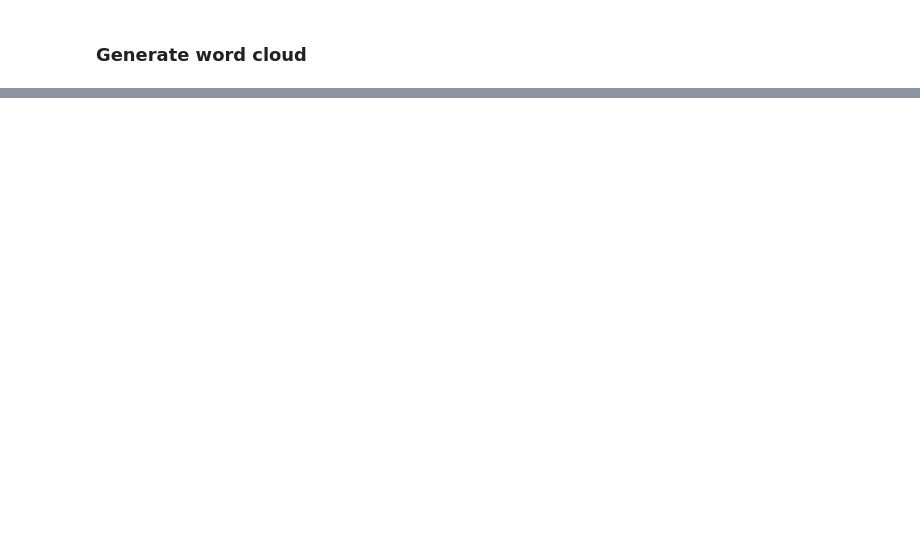
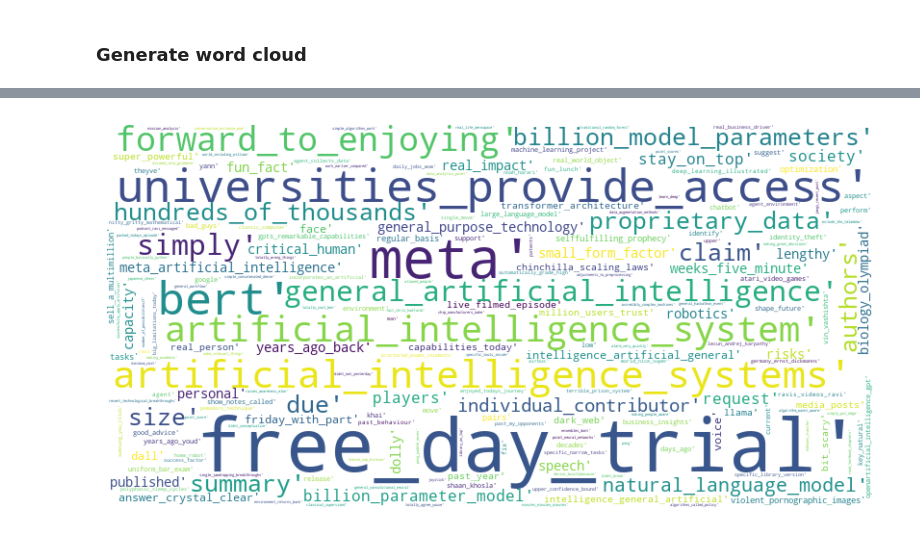
Before and after one commit to ashamaheshwari/SDS_podcast_analysis, a Jupyter notebook: notebooks/6. Keyword_Extraction.ipynb, the cells around one changed output, grey strips where cells are left out. Cells and saved outputs as stored; diff of their text form; code cells hidden in the pictures; blank space fills up the shorter version.

```diff
--- a/notebooks/6. Keyword_Extraction.ipynb
+++ b/notebooks/6. Keyword_Extraction.ipynb
@@ -203,7 +207,7 @@ ctfidf = CTFIDFVectorizer().fit_transform(count, n_samples=len(keywords_per_clas
 # %%
 # Create bag of words using count vectorizer
-count_vectorizer = CountVectorizer().fit(keywords_per_class.Document)
-count = count_vectorizer.transform(keywords_per_class.Document)
+count_vectorizer = CountVectorizer().fit(keywords_per_class1_3.Document)
+count = count_vectorizer.transform(keywords_per_class1_3.Document)
 words = count_vectorizer.get_feature_names_out()
 # %%
 count_vectorizer.vocabulary_
@@ -221,4 +262,14 @@ word_counts.sort_values('frequency', ascending = False)
 word_counts[word_counts['frequency'] < 5]
 # %%
 # class based tfidf
-ctfidf = CTFIDFVectorizer().fit_transform(count, n_samples=len(keywords_per_class)).toarray()
+ctfidf = CTFIDFVectorizer().fit_transform(count, n_samples=len(keywords_per_class1_3)).toarray()
+# %%
+# find top words in each class
+top_words_per_class = []
+for i, class_docs in enumerate(keywords_per_class1_3.Document):
+    tfidf_scores = ctfidf[i]
+    top_word_indices = np.argsort(tfidf_scores)[:20]  # index
+    top_words = [words[idx] for idx in top_word_indices]  # feature name
+    top_words_per_class.append(top_words)
+
+class_most_common_20 = pd.DataFrame({'Class': keywords_per_class.Class, 'top_Words': top_words_per_class})
@@ -225,10 +299,10 @@ ctfidf = CTFIDFVectorizer().fit_transform(count, n_samples=len(keywords_per_clas
 # %%
 # find unique words in each class
 unique_words_per_class = []
-for i, class_docs in enumerate(keywords_per_class.Document):
+for i, class_docs in enumerate(keywords_per_class1_3.Document):
     tfidf_scores = ctfidf[i]
-    unique_word_indices = np.argsort(tfidf_scores)[-50:][::-1]  # index
+    unique_word_indices = np.argsort(tfidf_scores)[-100:][::-1]  # index
     unique_words = [words[idx] for idx in unique_word_indices]  # feature name
     unique_words_per_class.append(unique_words)
 
-class_unique_50 = pd.DataFrame({'Class': keywords_per_class.Class, 'unique_Words': unique_words_per_class})
+class_unique_100 = pd.DataFrame({'Class': keywords_per_class1_3.Class, 'unique_Words': unique_words_per_class})
@@ -260,14 +375,16 @@ plt.show()
 # %%
-all_keywords = ' '.join(map(str, class_unique_50.unique_Words))
+all_keywords = ' '.join(map(str, class_unique_100.unique_Words))
 
 # Generate a word cloud
 wordcloud = WordCloud(width=800, height=400, background_color='white').generate(all_keywords)
 
 # Display the word cloud using matplotlib
 plt.figure(figsize=(10, 5))
 plt.imshow(wordcloud, interpolation='bilinear')
 plt.axis('off')
 plt.show()
+# %% [output]
+[figure, added]
 # %%
 sds_ds_bert = pd.read_csv('../data/sds_ds_keywords.csv')
 # %%
```
Also changed, not shown: parts of 38 cells of this notebook, 5 other files.
